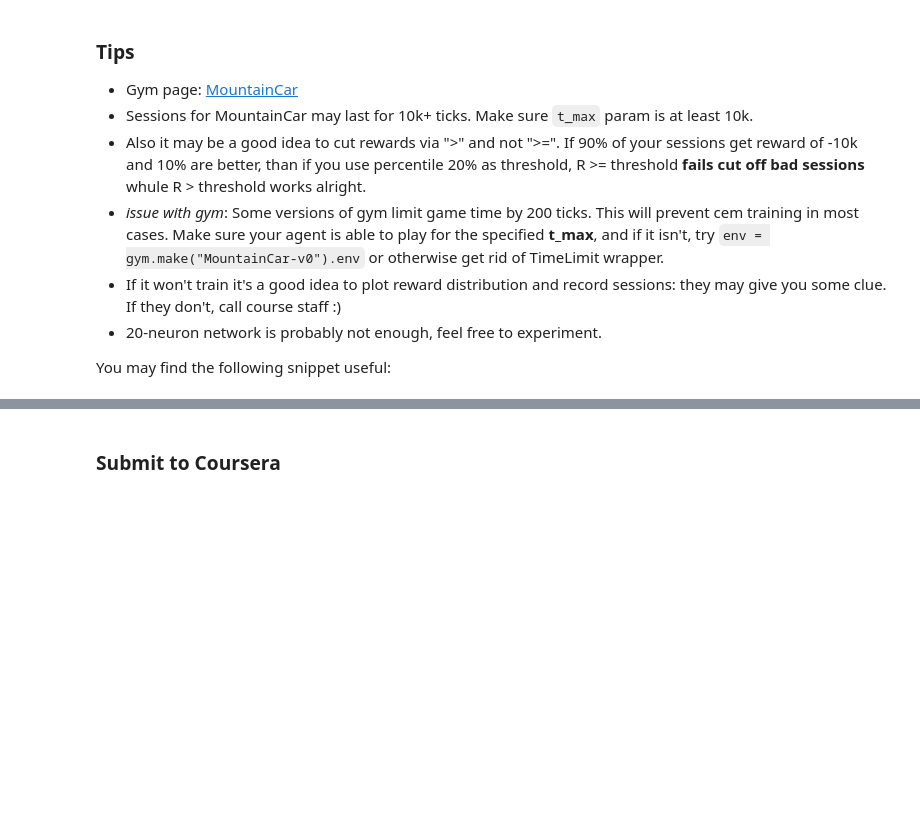
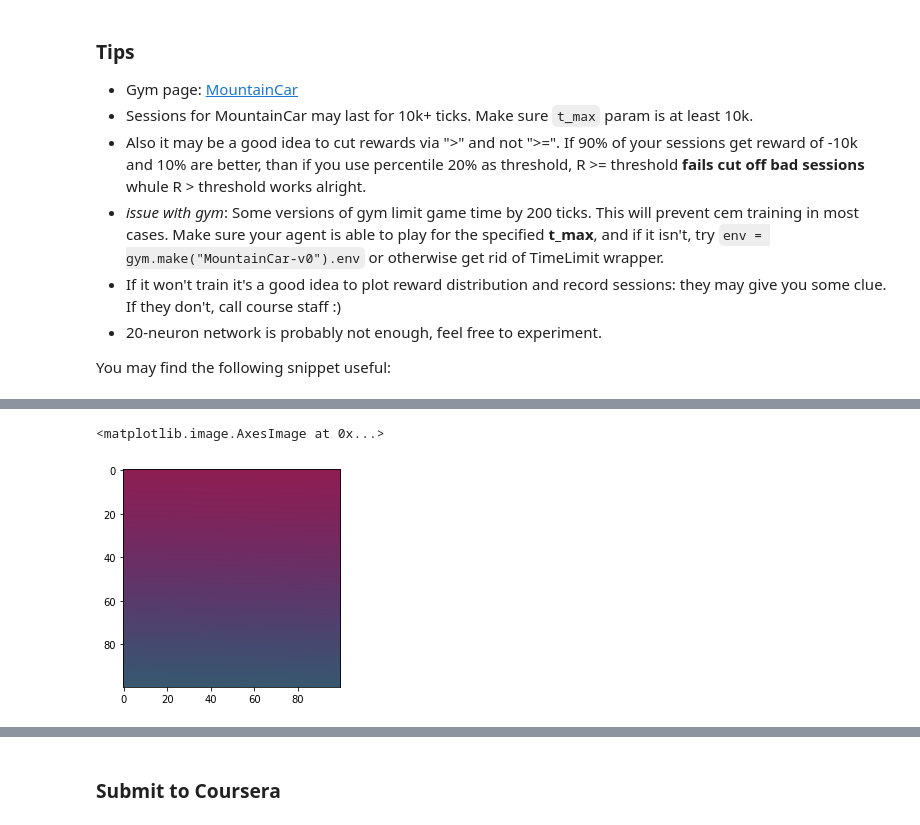
Before and after one commit to SCLiao47/Practical_RL, a Jupyter notebook: Week1_Intro/deep_crossentropy_method.ipynb, the cells around one changed output, grey strips where cells are left out. Drawn from its saved outputs; the diff is of its cells as text; code cells hidden in the pictures; blank space fills up the shorter version.

```diff
--- a/Week1_Intro/deep_crossentropy_method.ipynb
+++ b/Week1_Intro/deep_crossentropy_method.ipynb
@@ -297,0 +418,14 @@ def generate_session_mountain_car(env, agent, t_max=10000):
+# %%
+agent = MLPClassifier(
+    hidden_layer_sizes=(20, 20),
+    activation='tanh',
+    warm_start=True
+)
+
+# initialize agent to the dimension of state space and number of actions
+agent.partial_fit([env.reset()] * n_actions, range(n_actions), range(n_actions))
+plt.imshow(visualize_mountain_car(env,agent))
+# visualize_mountain_car(env,agent)
+# %% [output]
+<matplotlib.image.AxesImage at 0x...>
+[figure, added]
```
Also changed, not shown: parts of 12 cells of this notebook, 1 other file.
